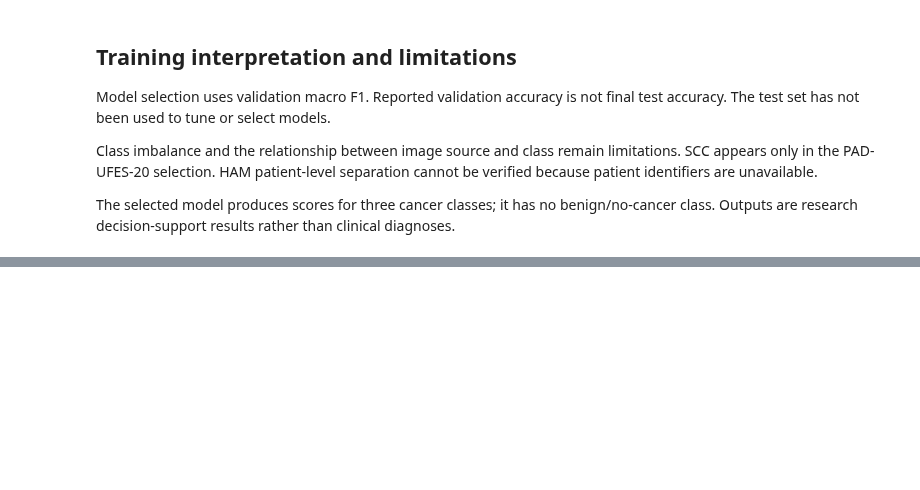
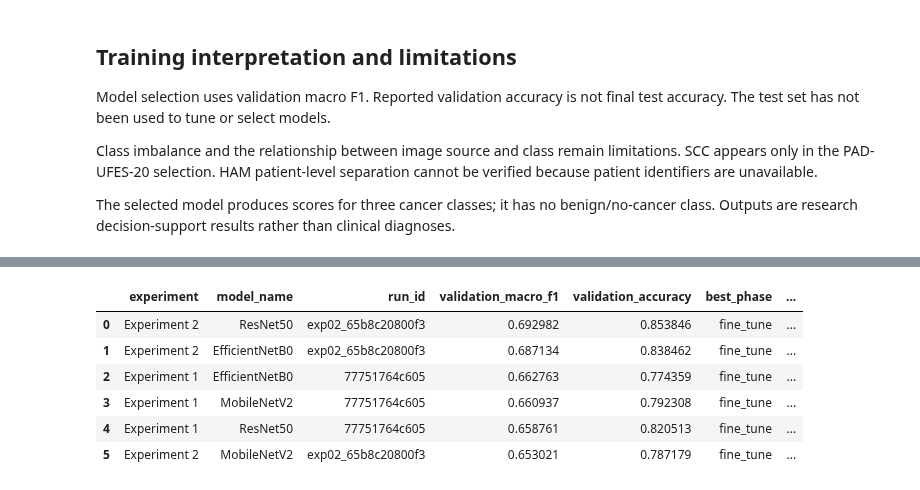
Before and after one commit to Chetalam/cnn-skin-cancer-classification, a Jupyter notebook: notebooks/05_model_training.ipynb, the cells around one changed output, grey strips where cells are left out. Cells and saved outputs as stored; diff of their text form; code cells hidden in the pictures; blank space fills up the shorter version.

Commit message:
Record Experiment 2 training results and validation-selected ResNet50 candidate

```diff
--- a/notebooks/05_model_training.ipynb
+++ b/notebooks/05_model_training.ipynb
@@ -502,0 +772,6 @@ The selected model produces scores for three cancer classes; it has no benign/no
+# %%
+result = train_one_model('ResNet50')
+display(pd.DataFrame([result])[[
+    'model_name', 'validation_macro_f1', 'validation_accuracy',
+    'best_phase', 'training_seconds',
+]])
@@ -502,0 +803,71 @@ The selected model produces scores for three cancer classes; it has no benign/no
+# %%
+experiment2_results = []
+for name in MODEL_SPECS:
+    result = json.loads((RUN_MODELS / name / 'metadata.json').read_text())
+    if not result.get('training_complete') or result['run_id'] != RUN_ID:
+        raise ValueError(f'Finish Experiment 2 training for {name}.')
+    experiment2_results.append(result)
+
+rows = []
+for experiment, results in [('Experiment 1', baseline_results),
+                            ('Experiment 2', experiment2_results)]:
+    for result in results:
+        rows.append({
+            'experiment': experiment,
+            **{key: result[key] for key in [
+                'model_name', 'run_id', 'validation_macro_f1',
+                'validation_accuracy', 'best_phase', 'training_seconds']},
+        })
+comparison = pd.DataFrame(rows).sort_values(
+    ['validation_macro_f1', 'experiment', 'model_name'],
+    ascending=[False, True, True],
+).reset_index(drop=True)
+comparison.to_csv(RUN_REPORTS / 'experiments_validation_comparison.csv', index=False)
+display(comparison)
+
+baseline_scores = {r['model_name']: r['validation_macro_f1'] for r in baseline_results}
+deltas = pd.DataFrame([{
+    'model_name': r['model_name'],
+    'experiment_1_validation_macro_f1': baseline_scores[r['model_name']],
+    'experiment_2_validation_macro_f1': r['validation_macro_f1'],
+    'change': r['validation_macro_f1'] - baseline_scores[r['model_name']],
+} for r in experiment2_results])
+deltas.to_csv(RUN_REPORTS / 'validation_improvement.csv', index=False)
+display(deltas)
+
+# Compare all six checkpoints using validation only. Ties favour baseline.
+winner_row = comparison.iloc[0]
+all_results = baseline_results + experiment2_results
+winner = next(r for r in all_results if r['run_id'] == winner_row['run_id']
+              and r['model_name'] == winner_row['model_name'])
+winner_source = Path(winner['model_file'])
+if hashlib.sha256(winner_source.read_bytes()).hexdigest() != winner['model_sha256']:
+    raise ValueError('Winning model checksum differs from its metadata.')
+candidate = PROJECT_ROOT / 'Models' / 'Selected' / RUN_ID
+candidate.mkdir(parents=True, exist_ok=True)
+shutil.copy2(winner_source, candidate / 'model.keras')
+package_metadata = {
+    **winner,
+    'model_file': str(candidate / 'model.keras'),
+    'comparison_run_id': RUN_ID,
+    'selected_experiment': winner_row['experiment'],
+    'original_test_results_already_inspected': True,
+    'checkpoint_selection_uses_validation_only': True,
+}
+write_json(candidate / 'metadata.json', package_metadata)
+write_json(candidate / 'class_names.json', CLASS_NAMES)
+write_json(RUN_REPORTS / 'selected_candidate.json', package_metadata)
+print('EXPERIMENT 2 TRAINING COMPLETE')
+print('Validation winner:', winner_row['experiment'], winner['model_name'])
+print('Winning validation macro F1:', winner['validation_macro_f1'])
+print('Candidate package:', candidate)
+print('Experiment 1 selected package and latest-run pointer were preserved.')
+print('Test requirements have NOT been verified for new checkpoints.')
+# %% [output]
+|  | experiment | model_name | run_id | validation_macro_f1 | validation_accuracy | best_phase | ... |
+| 0 | Experiment 2 | ResNet50 | exp02_65b8c20800f3 | 0.692982 | 0.853846 | fine_tune | ... |
+| 1 | Experiment 2 | EfficientNetB0 | exp02_65b8c20800f3 | 0.687134 | 0.838462 | fine_tune | ... |
+| 2 | Experiment 1 | EfficientNetB0 | 77751764c605 | 0.662763 | 0.774359 | fine_tune | ... |
+| 3 | Experiment 1 | MobileNetV2 | 77751764c605 | 0.660937 | 0.792308 | fine_tune | ... |
+| 4 | Experiment 1 | ResNet50 | 77751764c605 | 0.658761 | 0.820513 | fine_tune | ... |
+| 5 | Experiment 2 | MobileNetV2 | exp02_65b8c20800f3 | 0.653021 | 0.787179 | fine_tune | ... |
```
Also changed, not shown: parts of 8 cells of this notebook.
